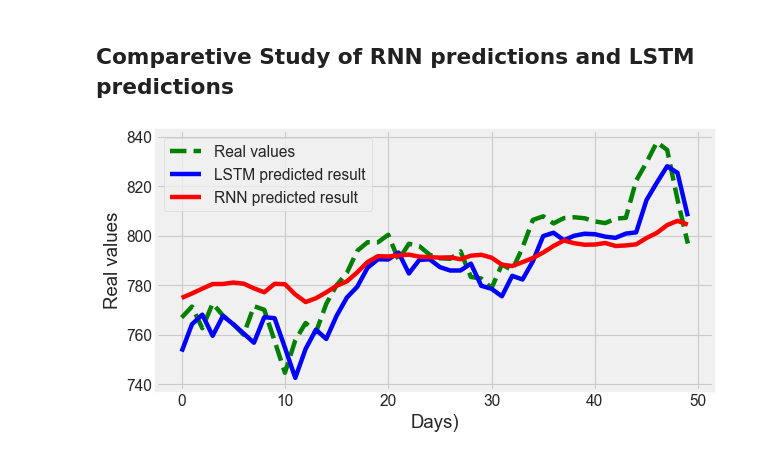
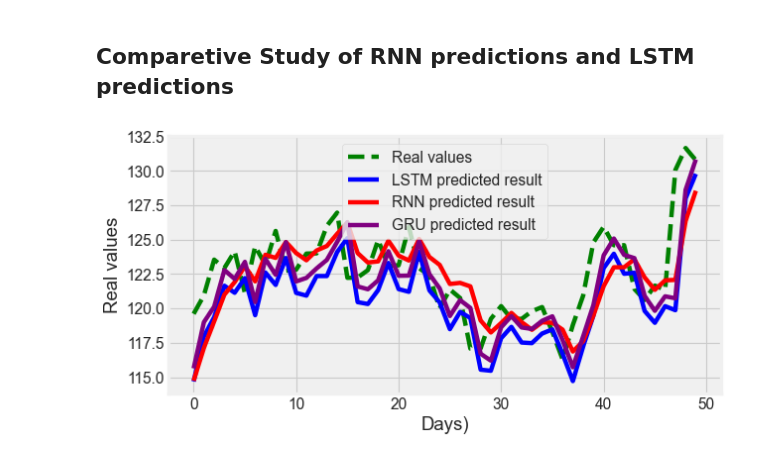
Before and after one commit to prakhar105/Stock-Price-Prediction-using-RNN, a Jupyter notebook: google-stock-price-prediction-using-rnn-and-lstm.ipynb, the cells around one changed output. Cells and saved outputs as stored; diff of their text form; code cells hidden in the pictures.

Commit message:
Updated GRU model in .ipynb

```diff
--- a/google-stock-price-prediction-using-rnn-and-lstm.ipynb
+++ b/google-stock-price-prediction-using-rnn-and-lstm.ipynb
@@ -21,8 +21,8 @@ plt.style.use("fivethirtyeight")
 # %% [markdown]
 ## Spliting Data as Train and Test
 # %%
-df_test = pd.read_csv('Google_Stock_Price_Test.csv')
-df_train = pd.read_csv('Google_Stock_Price_Train.csv')
+df_test = pd.read_csv('Google_Stock_Test (2023).csv')
+df_train = pd.read_csv('Google_Stock_Train (2010-2022).csv')
 df = pd.concat([df_train,df_test])
 # %%
 df.head()
@@ -345,0 +348,6 @@ plt.show()
+# %%
+model = Sequential()
+model.add(GRU(20, input_shape=(None,1)))
+model.add(Dense(1))
+model.compile(loss="mean_squared_error",optimizer='Adam')
+history=model.fit(X_train,y_train,epochs=50, batch_size=1)
@@ -345,0 +382,3 @@ plt.show()
+# %%
+predicted_data3=model.predict(X_test)
+predicted_data3=scaler.inverse_transform(predicted_data3)
@@ -348,12 +411,13 @@ plt.show()
 # %%
 plt.figure(figsize=(8,4), dpi=80, facecolor='w', edgecolor='k')
 plt.plot(test,color="green", linestyle='dashed',label="Real values")
 plt.plot(predicted_data2,color="blue", label="LSTM predicted result")
 plt.plot(predicted_data,color="red",label="RNN predicted result") #
+plt.plot(predicted_data3,color="purple", label="GRU predicted result")
 plt.legend()
 plt.xlabel("Days)")
 plt.ylabel("Real values")
 plt.grid(True)
 plt.show()
 # %% [output]
-[figure, old version]
+[figure, new version]
```
Also changed, not shown: parts of 32 cells of this notebook.
